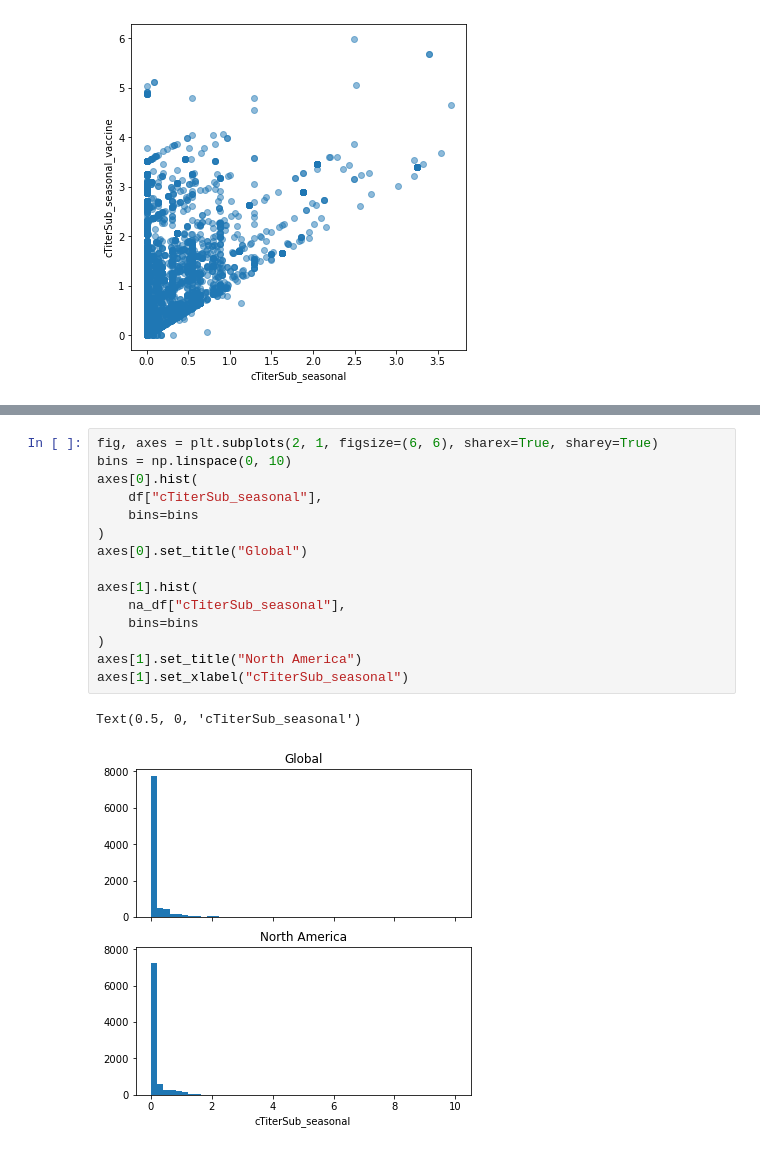
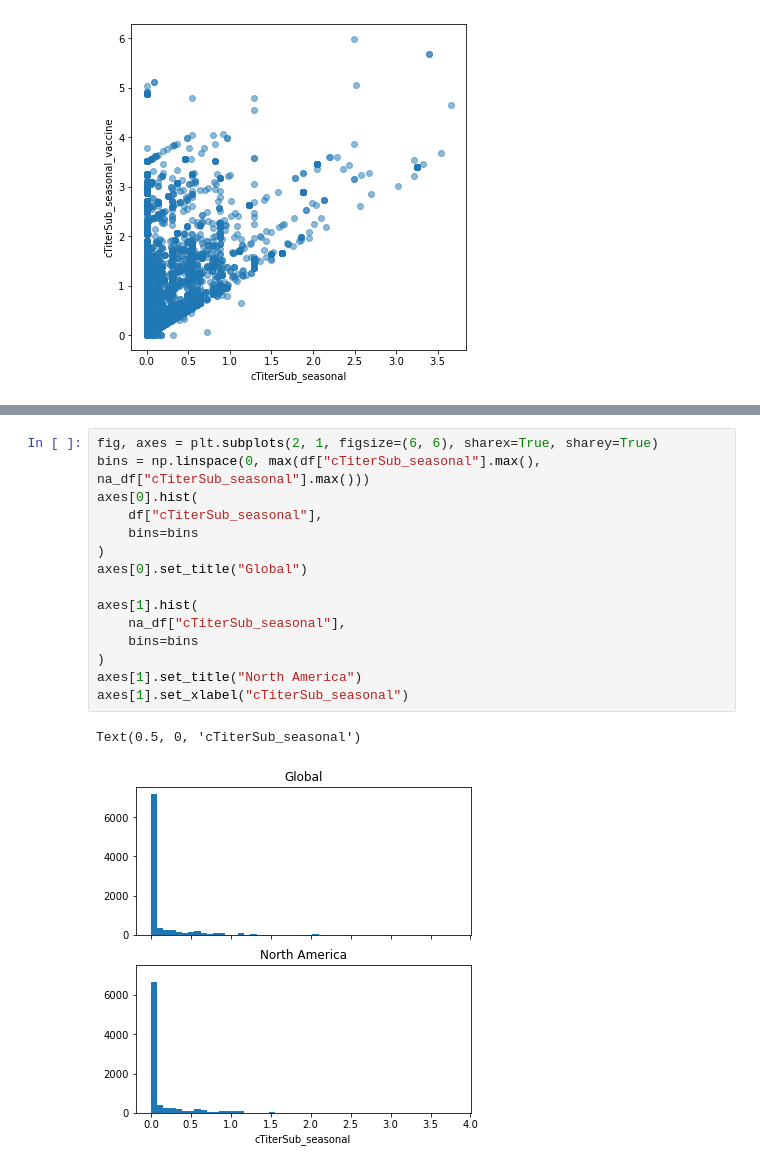
Before and after one commit to blab/perofsky-ili-antigenicity, a Jupyter notebook: analysis/2020-12-22-summarize-distances-by-region.ipynb, the cells around one changed output, grey strips where cells are left out. Drawn from its saved outputs; the diff is of its cells as text.

```diff
--- a/analysis/2020-12-22-summarize-distances-by-region.ipynb
+++ b/analysis/2020-12-22-summarize-distances-by-region.ipynb
@@ -181,20 +181,20 @@ Text(0.5, 0, 'cTiterSub_seasonal_vaccine')
 # %%
 fig, axes = plt.subplots(2, 1, figsize=(6, 6), sharex=True, sharey=True)
-bins = np.linspace(0, 10)
+bins = np.linspace(0, max(df["cTiterSub_seasonal"].max(), na_df["cTiterSub_seasonal"].max()))
 axes[0].hist(
     df["cTiterSub_seasonal"],
     bins=bins
 )
 axes[0].set_title("Global")
 
 axes[1].hist(
     na_df["cTiterSub_seasonal"],
     bins=bins
 )
 axes[1].set_title("North America")
 axes[1].set_xlabel("cTiterSub_seasonal")
 # %% [output]
 Text(0.5, 0, 'cTiterSub_seasonal')
-[figure, old version]
+[figure, new version]
 # %%
 fig, axes = plt.subplots(2, 1, figsize=(6, 6), sharex=True, sharey=True)
```
Also changed, not shown: parts of 4 cells of this notebook.
